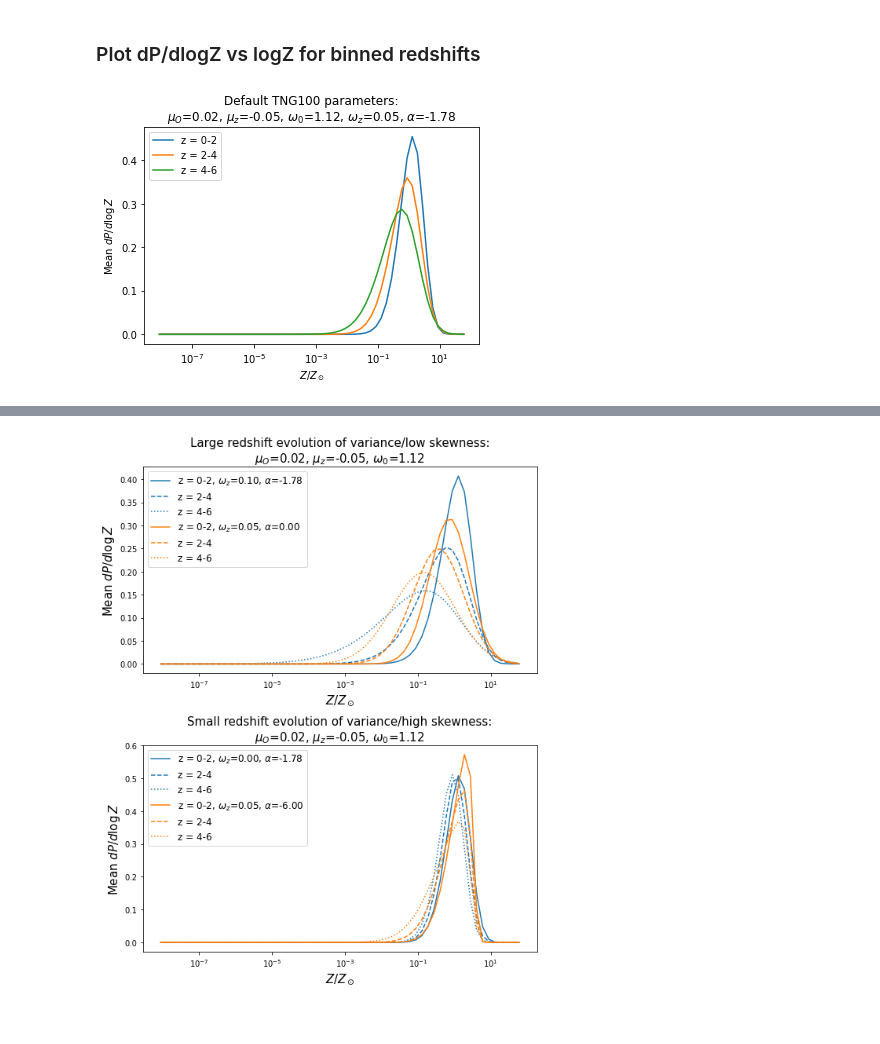
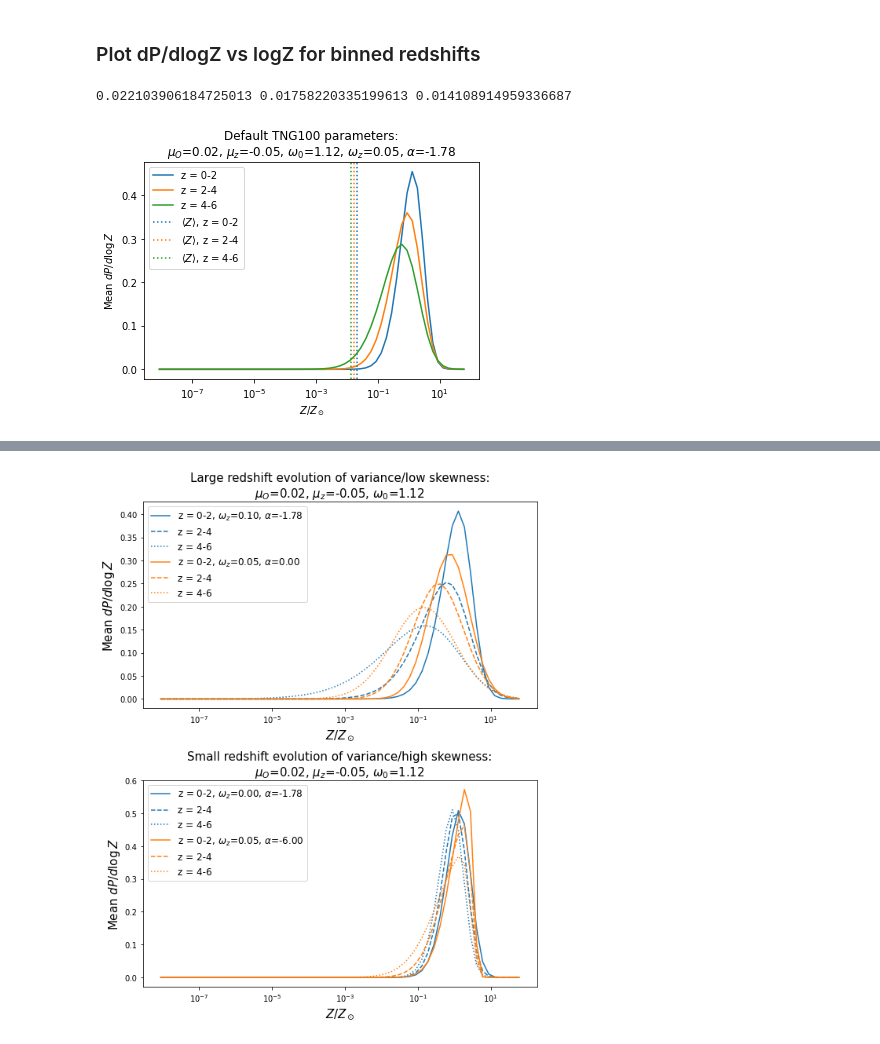
Before and after one commit to sashalvna/Fit_SFRD_TNG, a Jupyter notebook: testing_SFRD_parameters.ipynb, the cells around one changed output, grey strips where cells are left out. Saved outputs shown, nothing was run; the diff lists cells and outputs as text; code cells hidden in the pictures.

```diff
--- a/testing_SFRD_parameters.ipynb
+++ b/testing_SFRD_parameters.ipynb
@@ -221,18 +174,28 @@ highz_dPdlogZ = dPdlogZ[:,][highz]
 logZ = np.log(metallicities)
 log10Z = np.log10(metallicities)
 Zsun = Zsun = 0.014 # Solar metallicity
+# %%
+lowz_meanZ = np.mean(mu0 * 10**(muz * redshift_list[lowz]))
+midz_meanZ = np.mean(mu0 * 10**(muz * redshift_list[midz]))
+highz_meanZ = np.mean(mu0 * 10**(muz * redshift_list[highz]))
+print(lowz_meanZ, midz_meanZ, highz_meanZ)
+# %% [output]
+0.022103906184725013 0.01758220335199613 0.014108914959336687
 # %%
 #default TNG100 parameters
 plt.plot(metallicities/Zsun, np.mean(lowz_dPdlogZ, axis=0), label="z = 0-2")
 plt.plot(metallicities/Zsun, np.mean(midz_dPdlogZ, axis=0), label="z = 2-4")
 plt.plot(metallicities/Zsun, np.mean(highz_dPdlogZ, axis=0), label="z = 4-6")
 plt.xlabel(r"$Z/Z_\odot$")
 plt.ylabel("Mean " + r"$dP/d\logZ$")
 plt.xscale("log")
+plt.axvline(x = lowz_meanZ, color = 'tab:blue', ls=":", label = r'$\langle Z \rangle$, z = 0-2')
+plt.axvline(x = midz_meanZ, color = 'tab:orange', ls=":", label = r'$\langle Z \rangle$, z = 2-4')
+plt.axvline(x = highz_meanZ, color = 'tab:green', ls=":", label = r'$\langle Z \rangle$, z = 4-6')
 plt.legend()
 plt.title('Default TNG100 parameters:'+'\n'+r'$\mu_O$=%.2f, $\mu_z$=%.2f, $\omega_0$=%.2f, $\omega_z$=%.2f, $\alpha$=%.2f'%(mu0, muz, omega0, omegaz, alpha));
 # %% [output]
-[figure, old version]
+[figure, new version]
 # %%
 #low skewness, high redshift evol of variance
 
```
Also changed, not shown: parts of 8 cells of this notebook, 5 other files.
